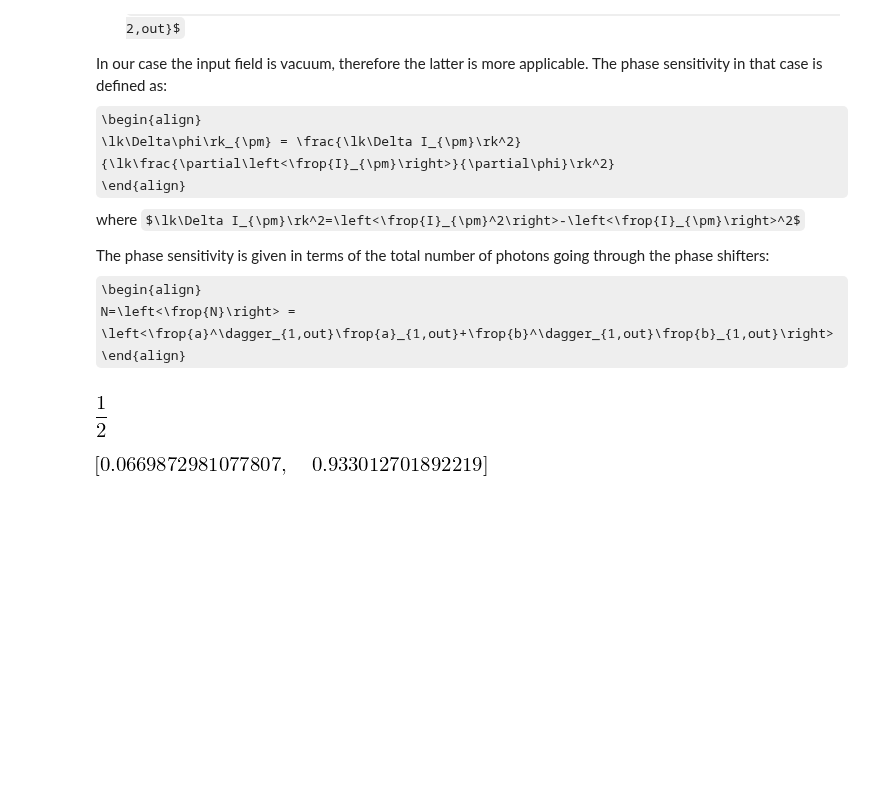
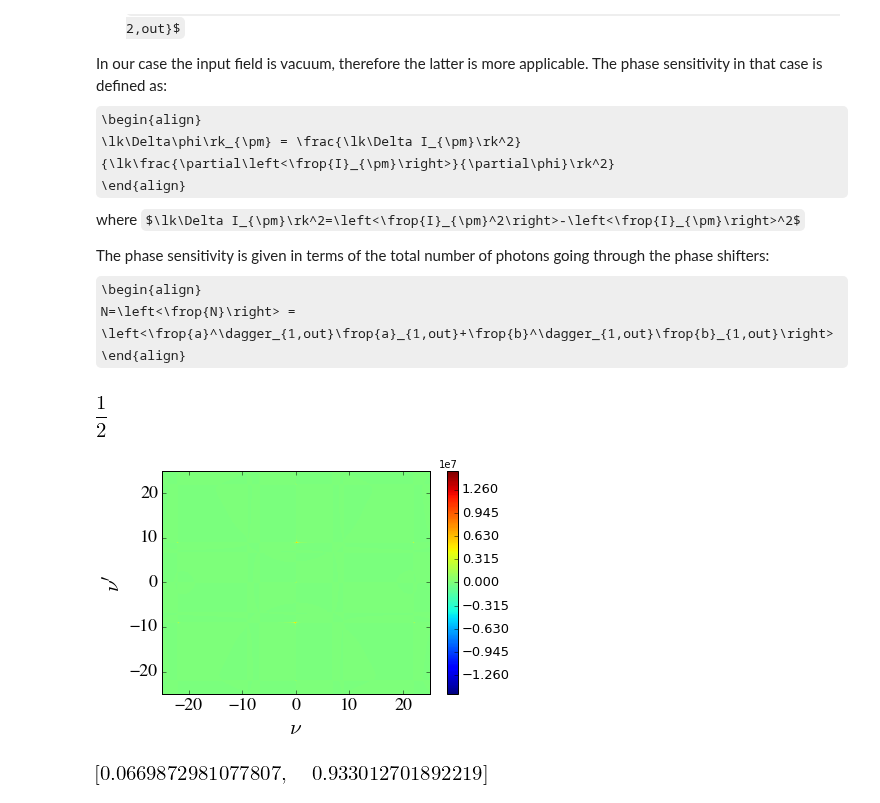
Before and after one commit to nemetniki/General-linear-model, a Jupyter notebook: NDPA.ipynb, the cells around one changed output. Saved outputs shown, nothing was run; the diff lists cells and outputs as text; code cells hidden in the pictures; some formulas as TeX source; blank space fills up the shorter version.

```diff
--- a/NDPA.ipynb
+++ b/NDPA.ipynb
@@ -659,34 +659,36 @@ def sens(x,delta,kapa,kapb,ra,rb,kta,ktb,phia,phib,La,Lb):
     def sens(nu,nup):
         return uncert(nu,nup)/denom(nu,nup)
 
     lims = 25.
     nu  = np.linspace(-lims,lims,1001)
     nus = np.linspace(-lims,lims,1001)
     nup = np.linspace(-lims,lims,1001)
     nu,nup = np.meshgrid(nu,nup)
     fsfont = {'fontname':'FreeSerif'}
 
     colors={'brown':(200/255.,154/255.,125/255.),\
         'green':(0,151/255.,78/255.),\
         'blue':(0,120/255.,180/255.),\
         'yellow':(1., 215/255., 0),\
         'black':(0.,0.,0.)}
     tickfont  = 18.
     labelfont = 21.
     titlefont = 25.
 
     plt.contourf(nu,nup,np.real(sens(2*nu*np.pi,2*nup*np.pi)),300)
     plt.xlabel("$\\nu$",**fsfont,fontsize=labelfont)
     plt.ylabel("$\\nu^\prime$",**fsfont,fontsize=labelfont)
     cb1  = plt.colorbar()
     cb1.formatter.set_powerlimits((0, 0))
     cb1.ax.tick_params(labelsize=tickfont-5)
     cb1.update_ticks()
     plt.xticks(fontsize = tickfont,**fsfont)
     plt.yticks(fontsize = tickfont,**fsfont)
 #sens(x,delta,kapa,kapb,ra,rb,kta,ktb,phia,phib,La,Lb):
-sens(0.49,0.2,10,10,0.933012701892219,0.933012701892219,0,0,1.122,0.878,2.,2.)
+sens(0.25,0.0,10,10,0.5,0.5,3.5,3.5,0,0,10,10)
 plt.show()
+# %% [output]
+[figure, added]
 # %%
 var = sym.symbols('x')
 sym.solve(2*sym.sqrt(var*(1-var))-.5,var)
```
Also changed, not shown: parts of 1 cell of this notebook, 2 other files.
